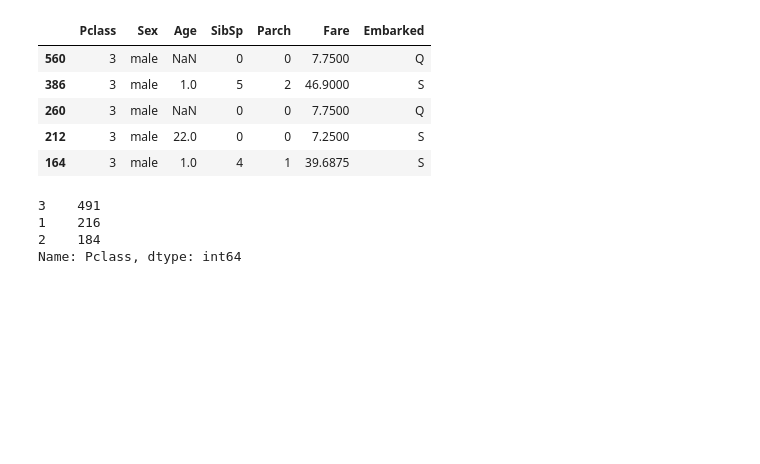
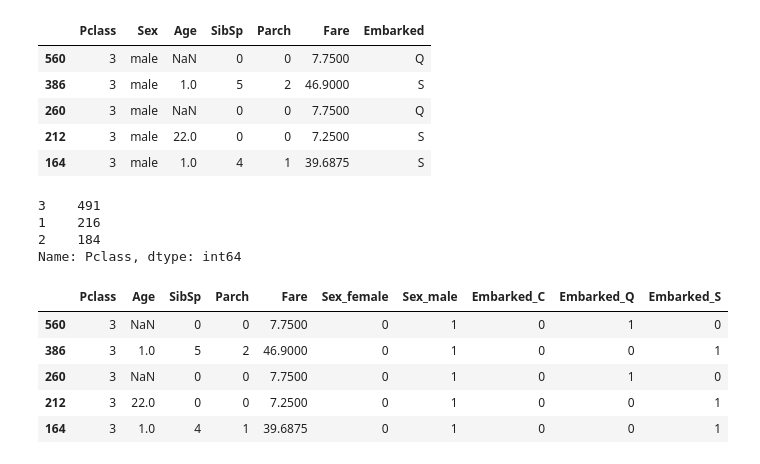
Before and after one commit to marcduby/MachineLearningPython, a Jupyter notebook: Kaggle/2020/Introduction/Titanic/titanicTF2.ipynb, the cells around one changed output. Drawn from its saved outputs; the diff is of its cells as text; code cells hidden in the pictures; blank space fills up the shorter version.

```diff
--- a/Kaggle/2020/Introduction/Titanic/titanicTF2.ipynb
+++ b/Kaggle/2020/Introduction/Titanic/titanicTF2.ipynb
@@ -128,3 +133,13 @@ train_df['Pclass'].value_counts().head()
 Name: Pclass, dtype: int64
 # %%
 # add pclass one hot fields
+train_dummies_df = pd.get_dummies(train_df)
+
+train_dummies_df.head(5)
+# %% [output]
+|  | Pclass | Age | SibSp | Parch | Fare | Sex_female | Sex_male | Embarked_C | Embarked_Q | Embarked_S |
+| 560 | 3 | NaN | 0 | 0 | 7.7500 | 0 | 1 | 0 | 1 | 0 |
+| 386 | 3 | 1.0 | 5 | 2 | 46.9000 | 0 | 1 | 0 | 0 | 1 |
+| 260 | 3 | NaN | 0 | 0 | 7.7500 | 0 | 1 | 0 | 1 | 0 |
+| 212 | 3 | 22.0 | 0 | 0 | 7.2500 | 0 | 1 | 0 | 0 | 1 |
+| 164 | 3 | 1.0 | 4 | 1 | 39.6875 | 0 | 1 | 0 | 0 | 1 |
```
Also changed, not shown: parts of 9 cells of this notebook, 1 other file.
